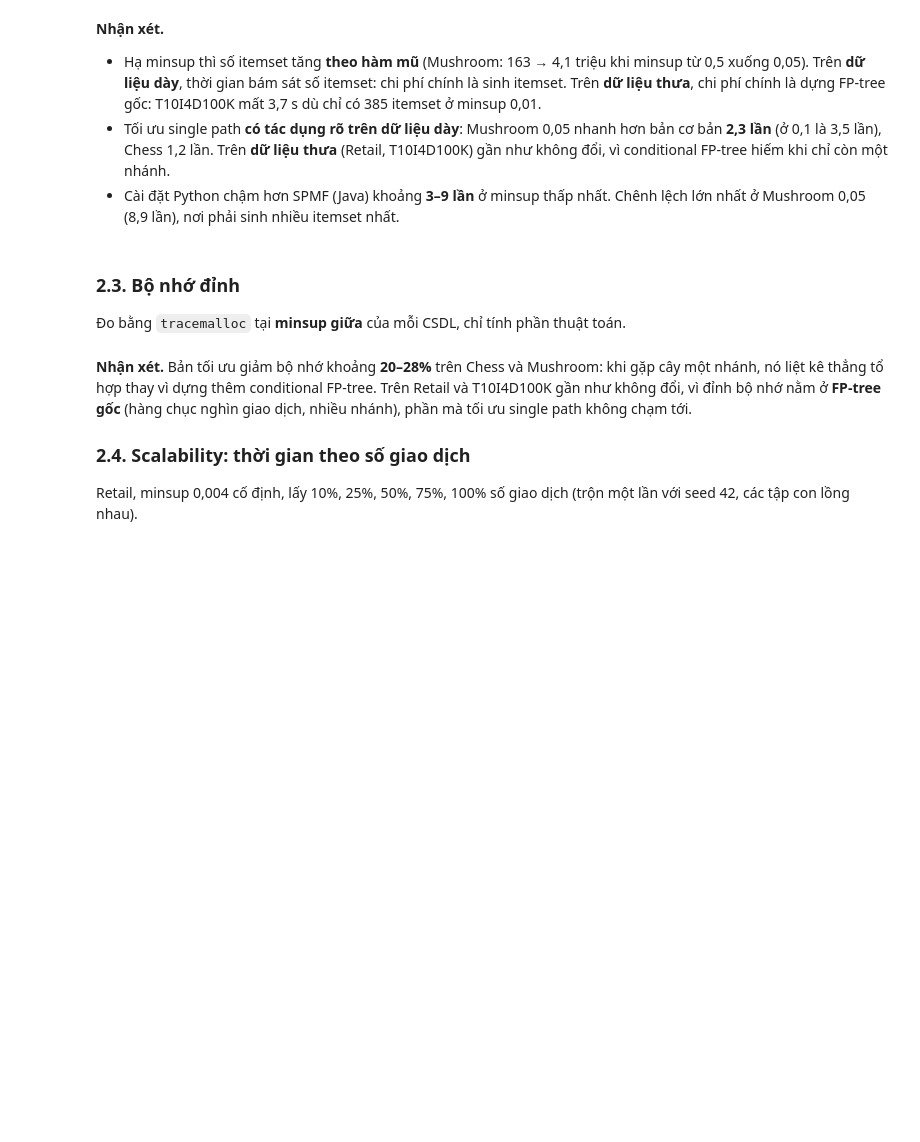
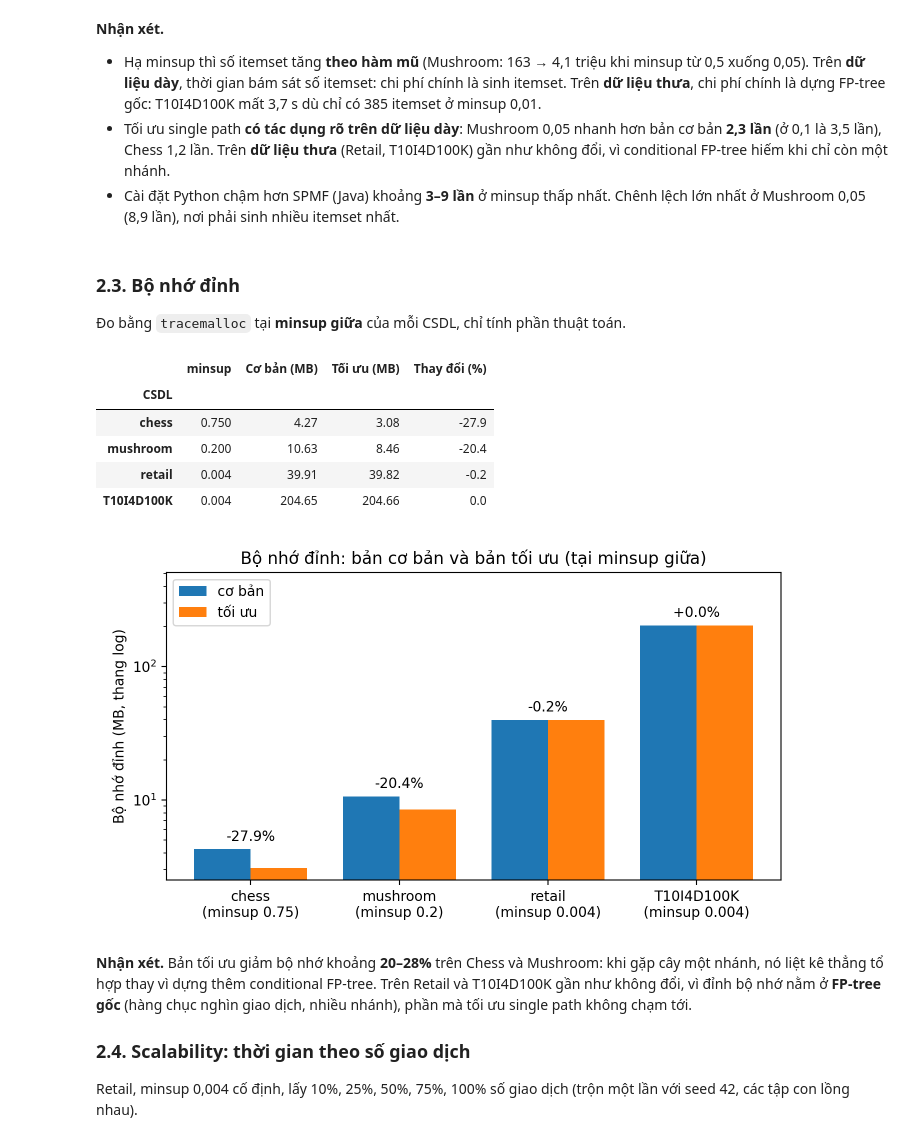
Before and after one commit to KhoaTranFitus/Frequent_Itemset, a Jupyter notebook: notebooks/demo.ipynb, the cells around one changed output. Saved outputs shown, nothing was run; the diff lists cells and outputs as text; code cells hidden in the pictures; blank space fills up the shorter version.

Commit message:
redraw tables and figures

```diff
--- a/notebooks/demo.ipynb
+++ b/notebooks/demo.ipynb
@@ -141,9 +203,20 @@ hinh("itemsets")
 Đo bằng `tracemalloc` tại **minsup giữa** của mỗi CSDL, chỉ tính phần thuật toán.
 # %%
 mem = pd.read_csv(f"{EXP}/memory.csv")
-mem["thay đổi (%)"] = ((mem["peak_opt_mb"] / mem["peak_basic_mb"] - 1) * 100).round(1)
-display(mem)
+display(pd.DataFrame({
+    "CSDL": mem["dataset"], "minsup": mem["minsup"],
+    "Cơ bản (MB)": mem["peak_basic_mb"], "Tối ưu (MB)": mem["peak_opt_mb"],
+    "Thay đổi (%)": ((mem["peak_opt_mb"] / mem["peak_basic_mb"] - 1) * 100).round(1),
+}).set_index("CSDL"))
 hinh("memory")
+# %% [output]
+|  | minsup | Cơ bản (MB) | Tối ưu (MB) | Thay đổi (%) |
+| CSDL |  |  |  |  |
+| chess | 0.750 | 4.27 | 3.08 | -27.9 |
+| mushroom | 0.200 | 10.63 | 8.46 | -20.4 |
+| retail | 0.004 | 39.91 | 39.82 | -0.2 |
+| T10I4D100K | 0.004 | 204.65 | 204.66 | 0.0 |
+[figure, added]
 # %% [markdown]
 **Nhận xét.** Bản tối ưu giảm bộ nhớ khoảng **20–28%** trên Chess và Mushroom: khi gặp cây
 một nhánh, nó liệt kê thẳng tổ hợp thay vì dựng thêm conditional FP-tree. Trên Retail và
```
Also changed, not shown: parts of 49 cells of this notebook, 8 other files.
